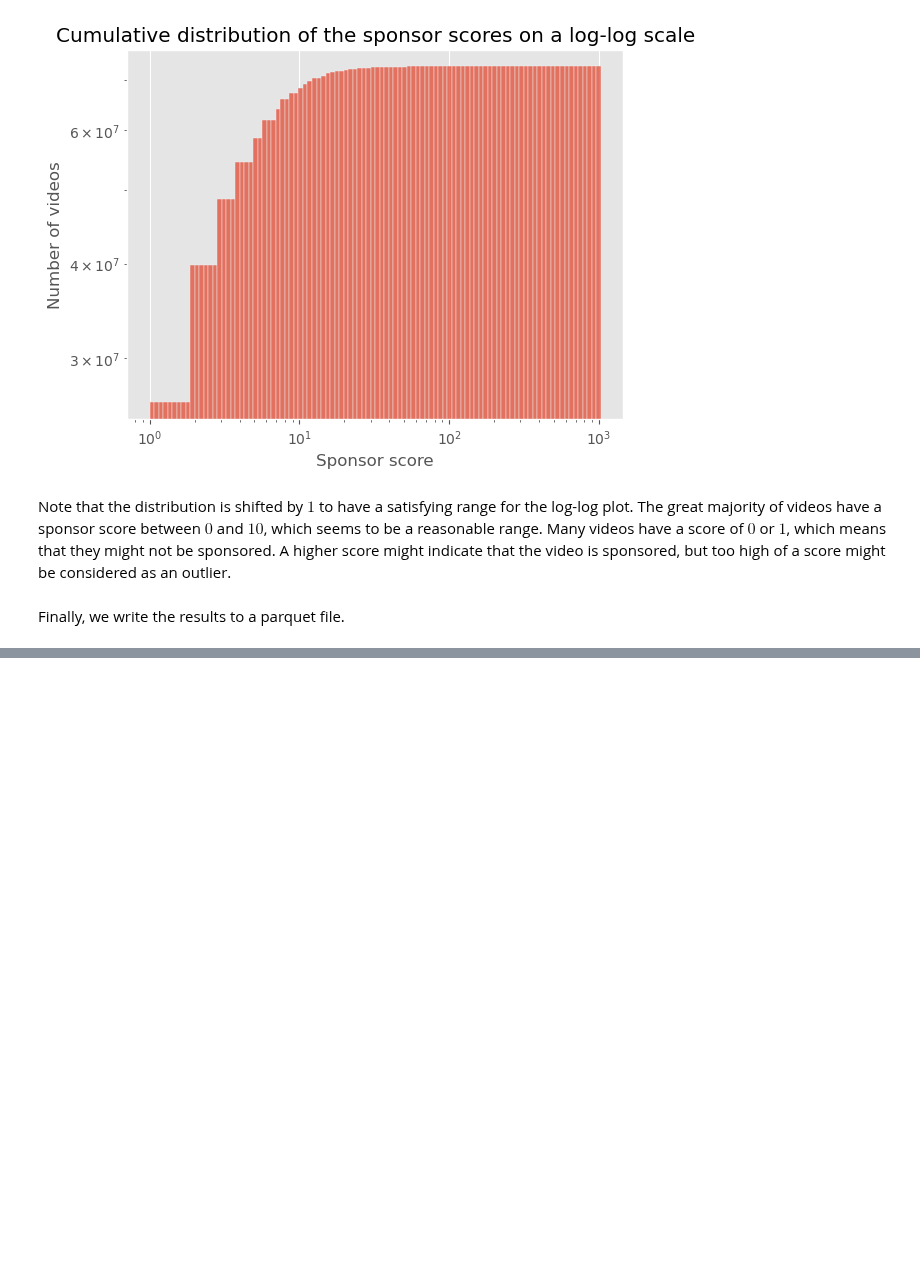
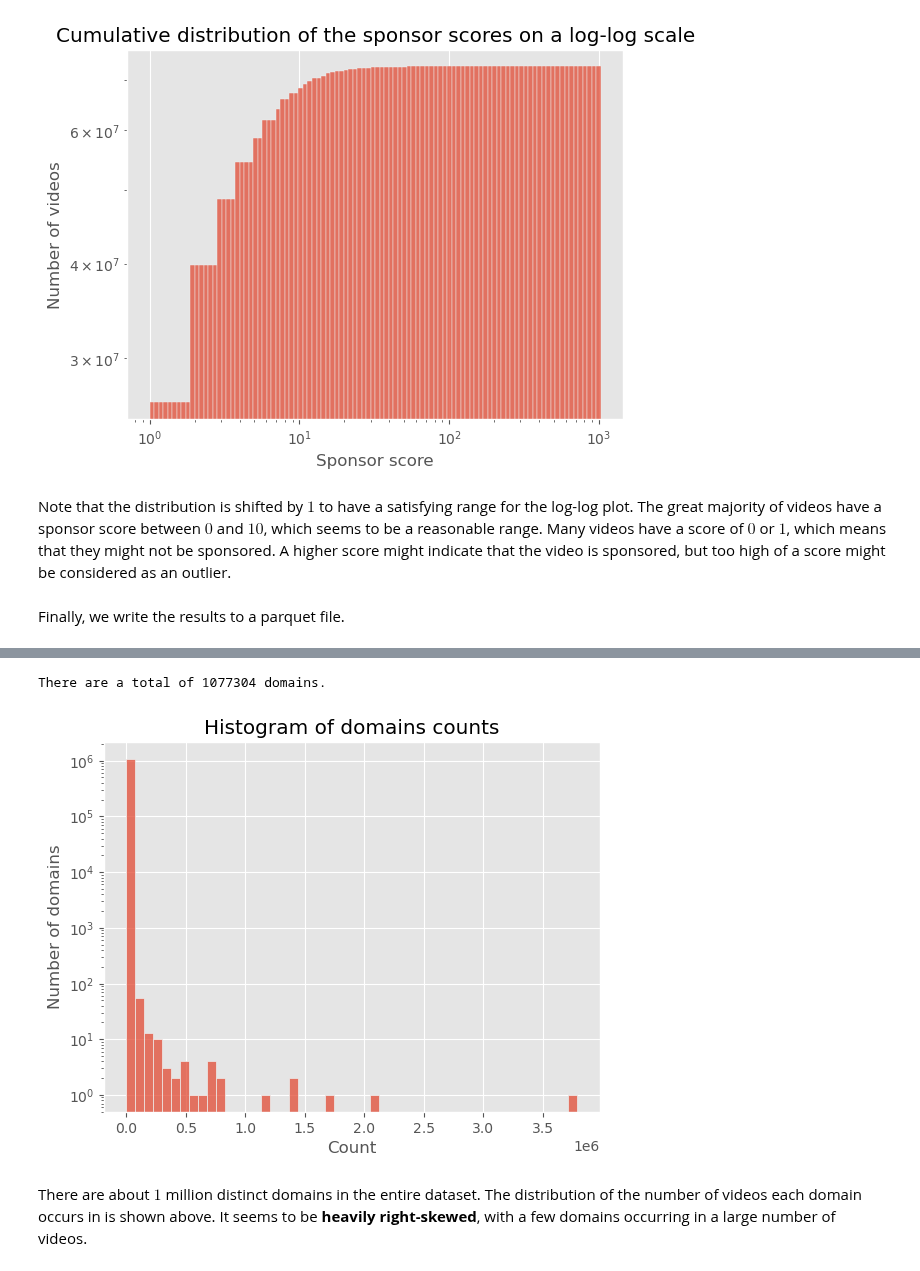
Before and after one commit to epfl-ada/ada-2022-project-fraisetagada, a Jupyter notebook: project.ipynb, the cells around one changed output, grey strips where cells are left out. Saved outputs shown, nothing was run; the diff lists cells and outputs as text; code cells hidden in the pictures; blank space fills up the shorter version.

Commit message:
Add domains analysis sections to roject

```diff
--- a/project.ipynb
+++ b/project.ipynb
@@ -921,0 +944,8 @@ metadatas_sponsor_scores.write.parquet(PATH_METADATAS_SPONSOR_SCORES_DST, mode='
+# %%
+PATH_METADATAS_DOMAINS_SRC = '../data/generated/yt_metadata_en_domains.parquet'
+PATH_METADATAS_SPONSOR_SCORES_SRC = '../data/generated/yt_metadata_en_sponsor_scores.parquet'
+# %%
+# Join the datasets together
+metadatas_domains = spark.read.parquet(PATH_METADATAS_DOMAINS_SRC)
+metadatas_sponsor_scores = spark.read.parquet(PATH_METADATAS_SPONSOR_SCORES_SRC)
+metadatas = metadatas_domains.join(metadatas_sponsor_scores, on='display_id', how='left')
@@ -921,0 +985,25 @@ metadatas_sponsor_scores.write.parquet(PATH_METADATAS_SPONSOR_SCORES_DST, mode='
+# %%
+# Group every domain and count the number of videos that contain it.
+domains_count = metadatas \
+    .select(explode('domains').alias('domain')) \
+    .groupBy('domain') \
+    .count() \
+    .orderBy('count', ascending=False)
+# %%
+total_counts = domains_count.select('count').collect()
+total_counts = [c[0] for c in total_counts]
+
+print(f"There are a total of {len(total_counts)} domains.")
+# %% [output]
+There are a total of 1077304 domains.
+# %%
+sns.histplot(total_counts, bins=50)
+plt.yscale('log')
+plt.title('Histogram of domains counts')
+plt.xlabel('Count')
+plt.ylabel('Number of domains')
+plt.show()
+# %% [output]
+[figure, added]
+# %% [markdown]
+There are about $1$ million distinct domains in the entire dataset. The distribution of the number of videos each domain occurs in is shown above. It seems to be **heavily right-skewed**, with a few domains occurring in a large number of videos.
```
Also changed, not shown: parts of 43 cells of this notebook, 1 other file.
